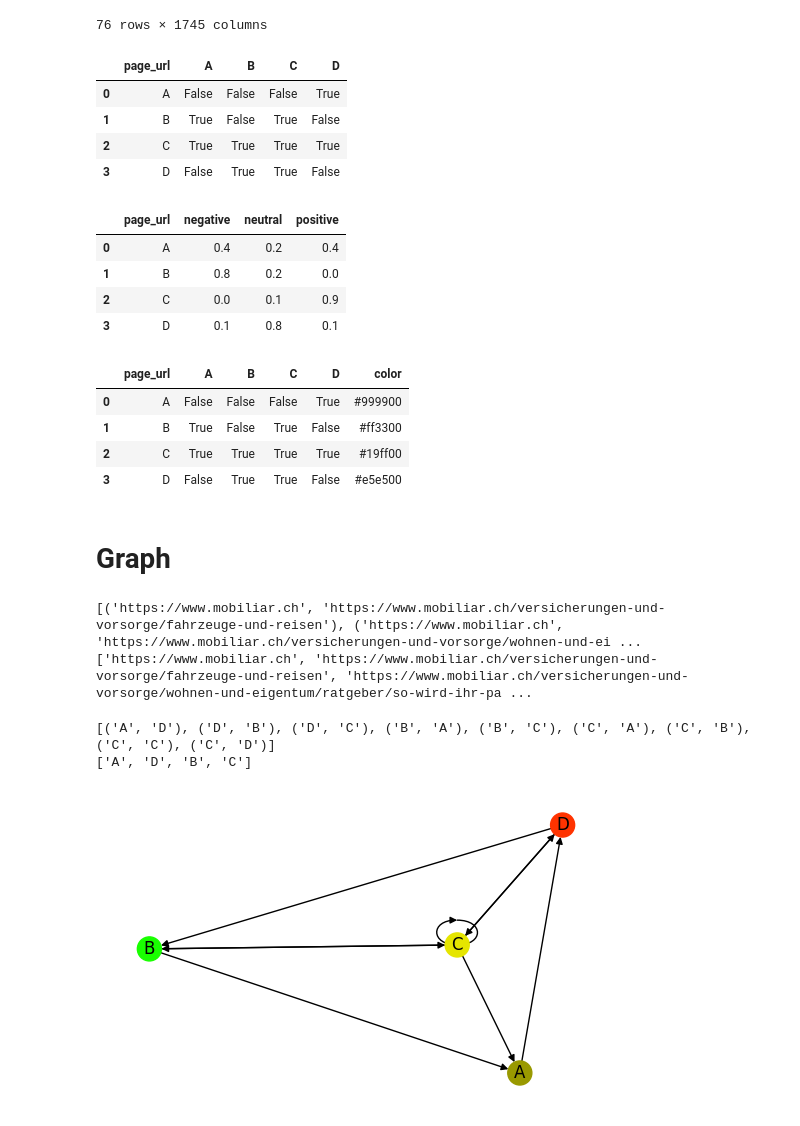
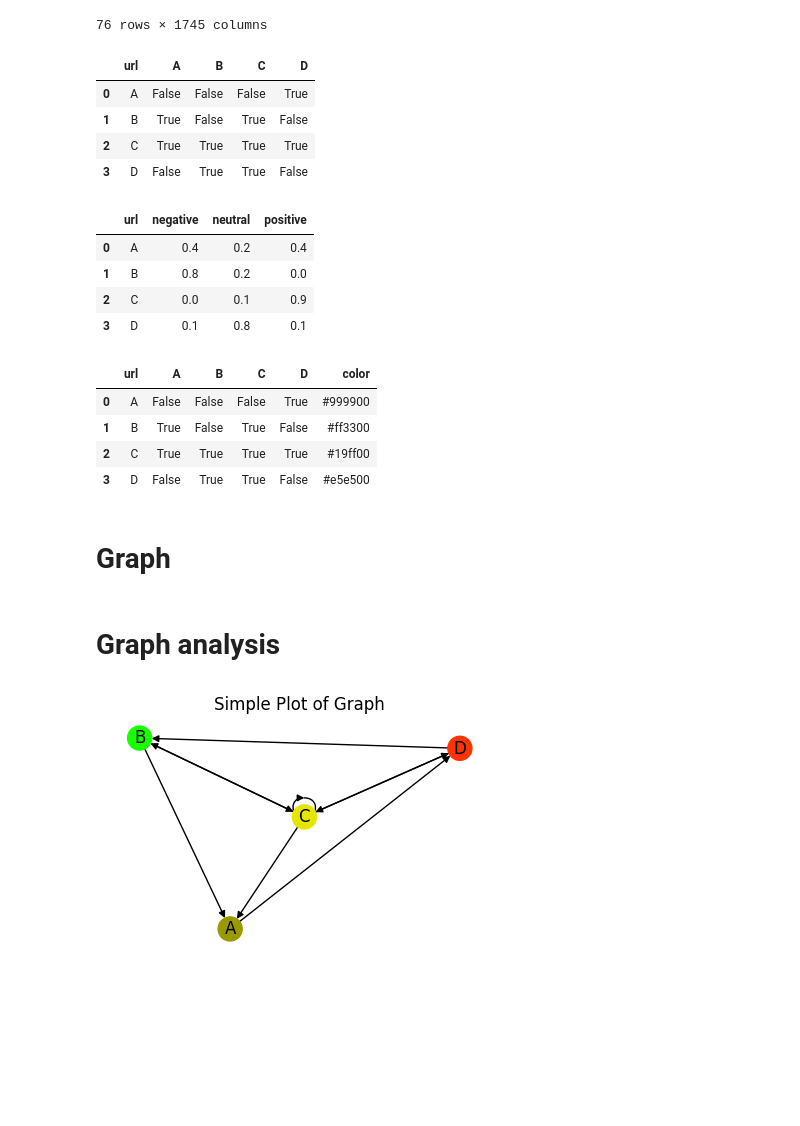
Before and after one commit to rmnrth4/wbth-project, a Jupyter notebook: graph_network/graph-building.ipynb, the cells around one changed output. Saved outputs shown, nothing was run; the diff lists cells and outputs as text; code cells hidden in the pictures; blank space fills up the shorter version.

Commit message:
graph analysis

```diff
--- a/graph_network/graph-building.ipynb
+++ b/graph_network/graph-building.ipynb
@@ -174,7 +174,7 @@ df = pd.DataFrame(data)
 
 all_scraped_page_urls = df.url.tolist()
 column_names = df.url.tolist()
-column_names.insert(0, "page_url")
+column_names.insert(0, "url")
 
 matrix = pd.DataFrame(columns=column_names)
 
@@ -189,14 +189,14 @@ for page_url in all_scraped_page_urls:
 # carac = pd.DataFrame({ 'page_url':['A', 'B', 'C', 'D'], 'color':[(0,0.5,0),(0.86,0,0),(1,1,0),(0.8,0.25,0)]})
 matrix
 # %% [output]
-|  | page_url | A | B | C | D |
+|  | url | A | B | C | D |
 | 0 | A | False | False | False | True |
 | 1 | B | True | False | True | False |
 | 2 | C | True | True | True | True |
 | 3 | D | False | True | True | False |
 # %%
 data = {
-    "page_url": ["A", "B", "C", "D"],
+    "url": ["A", "B", "C", "D"],
     "negative": [0.4, 0.8, 0.0, 0.1],
     "neutral": [0.2, 0.2, 0.1, 0.8],
     "positive": [0.4, 0.0, 0.9, 0.1],
@@ -204,20 +204,21 @@ data = {
 sentiment_data = pd.DataFrame(data)
 sentiment_data
 # %% [output]
-|  | page_url | negative | neutral | positive |
+|  | url | negative | neutral | positive |
 | 0 | A | 0.4 | 0.2 | 0.4 |
 | 1 | B | 0.8 | 0.2 | 0.0 |
 | 2 | C | 0.0 | 0.1 | 0.9 |
 | 3 | D | 0.1 | 0.8 | 0.1 |
 # %%
-def get_color(input_vektor):
+def get_color(input_vector):
     import numpy as np
 
+    red = np.array([1, 0, 0])
+    yellow = np.array([1, 1, 0])
     green = np.array([0, 1, 0])
-    yellow = np.array([1, 1, 0])
-    red = np.array([1, 0, 0])
 
-    rgb = input_vektor[0] * red + input_vektor[1] * yellow + input_vektor[2] * green
+    rgb = input_vector[0] * red + input_vector[1] * yellow + input_vector[2] * green
+
     color = '#' + ''.join(f'{int(x*255):02x}' for x in rgb)
     return color
 
@@ -226,10 +227,10 @@ def add_color_column_of_df_to_matrix(matrix, dataframe):
     result = pd.merge(matrix, dataframe[["url", "color"]], how="left", on=["url"])
     return result
 # %%
-cmatrix = add_color_column_of_df_to_matrix(matrix, sentiment_data)
-cmatrix
+test_matrix = add_color_column_of_df_to_matrix(matrix, sentiment_data)
+test_matrix
 # %% [output]
-|  | page_url | A | B | C | D | color |
+|  | url | A | B | C | D | color |
 | 0 | A | False | False | False | True | #999900 |
 | 1 | B | True | False | True | False | #ff3300 |
 | 2 | C | True | True | True | True | #19ff00 |
@@ -255,7 +256,7 @@ def get_graph_from_matrix(matrix_df):
 
     G = nx.DiGraph()
     for idx, row in matrix_df.iterrows():
-        G.add_node(row['url'], color=row['color'])
+        G.add_node(row['url'], color=row['color'], size=80)
         start_node = row["url"]
         for column in matrix_df.columns:
             if matrix_df.loc[idx,column] == True:
@@ -264,14 +265,16 @@ def get_graph_from_matrix(matrix_df):
 
     # isolates = list(nx.isolates(G))
     # G.remove_nodes_from(isolates)
+    # for i in isolates:
+    #     print(i)
 
     # Change size
-    d = dict(G.degree)
-    d.update((x, 1.3*y) for x, y in d.items())
-    nx.set_node_attributes(G, d, "size")
+    # d = dict(G.degree)
+    # d.update((x, 1.3*y) for x, y in d.items())
+    # nx.set_node_attributes(G, d, "size")
 
-    N = Network(height='1500px', width='75%', bgcolor="#222222", font_color="white", directed=True, notebook=False)
-    N.barnes_hut() # force_atrlas_2based() hrepulsion()
+    N = Network(height='1500px', width='100%', bgcolor="#222222", font_color="white", directed=True, notebook=False)
+    N.barnes_hut(gravity=-80000, central_gravity=0.3, spring_length=250, spring_strength=0.001, damping=0.09, overlap=0) # force_atrlas_2based() hrepulsion()
     N.from_nx(G)
     N.show_buttons()
 
@@ -292,36 +295,10 @@ def get_graph_from_matrix(matrix_df):
 
     return G, N
 # %%
-G, N = get_graph_from_matrix(sa_data_with_color)
+G_1, N_1 = get_graph_from_matrix(sa_data_with_color)
 N.show("ex.html")
-# %% [output]
-[('https://www.mobiliar.ch', 'https://www.mobiliar.ch/versicherungen-und-vorsorge/fahrzeuge-und-reisen'), ('https://www.mobiliar.ch', 'https://www.mobiliar.ch/versicherungen-und-vorsorge/wohnen-und-ei ...
-['https://www.mobiliar.ch', 'https://www.mobiliar.ch/versicherungen-und-vorsorge/fahrzeuge-und-reisen', 'https://www.mobiliar.ch/versicherungen-und-vorsorge/wohnen-und-eigentum/ratgeber/so-wird-ihr-pa ...
 # %%
 G, N = get_graph_from_matrix(full_website)
 N.show("full_website.html")
-# %%
-G_test = get_graph_from_matrix(cmatrix)
-print(G_test.edges)
-print(G_test.nodes)
-
-# Change size
-# d = dict(G_test.degree)
-# d.update((x, 1.3*y) for x, y in d.items())
-# nx.set_node_attributes(G_test, d, "size")
-
-nt.barnes_hut() # force_atrlas_2based() hrepulsion()
-nt = Network(height='1500px', width='100%', bgcolor="#222222", font_color="white", directed=True, notebook=False)
-nt.from_nx(G_test)
-
-# neighbor_map = nt.get_adj_list()
-# print(neighbor_map)
-for node in nt.nodes:
-    node_id = node["id"]
-    node["color"] = G_test.nodes[node_id]["color"]
-#     node["title"] = "    Neighbors:<br>" + "<br>".join(neighbor_map[node[""]])
-
-nt.show("network.html")
-# %% [output]
-[('A', 'D'), ('D', 'B'), ('D', 'C'), ('B', 'A'), ('B', 'C'), ('C', 'A'), ('C', 'B'), ('C', 'C'), ('C', 'D')]
-['A', 'D', 'B', 'C']
+# %% [markdown]
+# Graph analysis
@@ -328,10 +307,10 @@ nt.show("network.html")
 # %%
 plt.figure(figsize=(5, 3))
 # nx.draw(G_test, with_labels=True, node_color='skyblue', node_size=500, font_size=8)
-# plt.title('Graph der Verbindungen')
+plt.title('Simple Plot of Graph')
 # plt.show()
 
-nx.draw(G_test, with_labels=True, node_color=sentiment_data['color'])
+nx.draw(G, with_labels=True, node_color=test_matrix['color'])
 plt.show()
 # %% [output]
-[figure, old version]
+[figure, new version]
```
Also changed, not shown: parts of 14 cells of this notebook, 2 other files.
